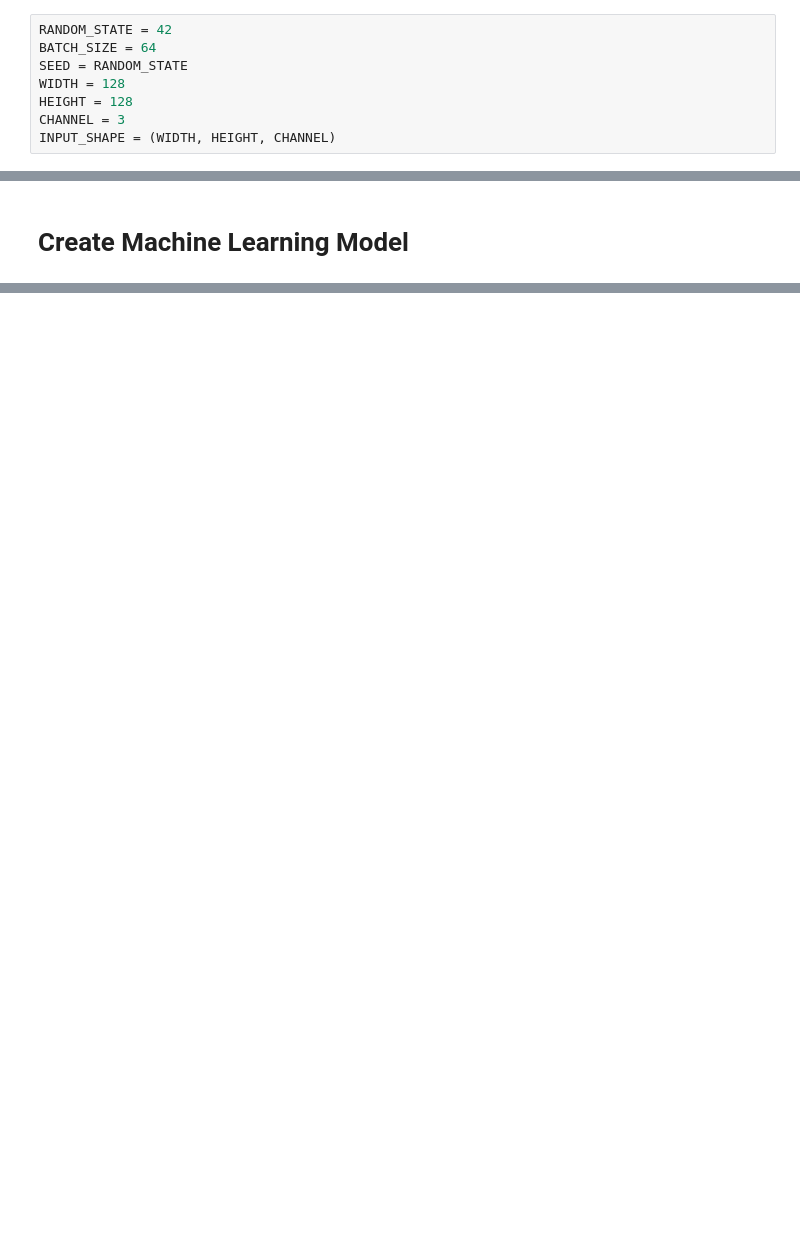
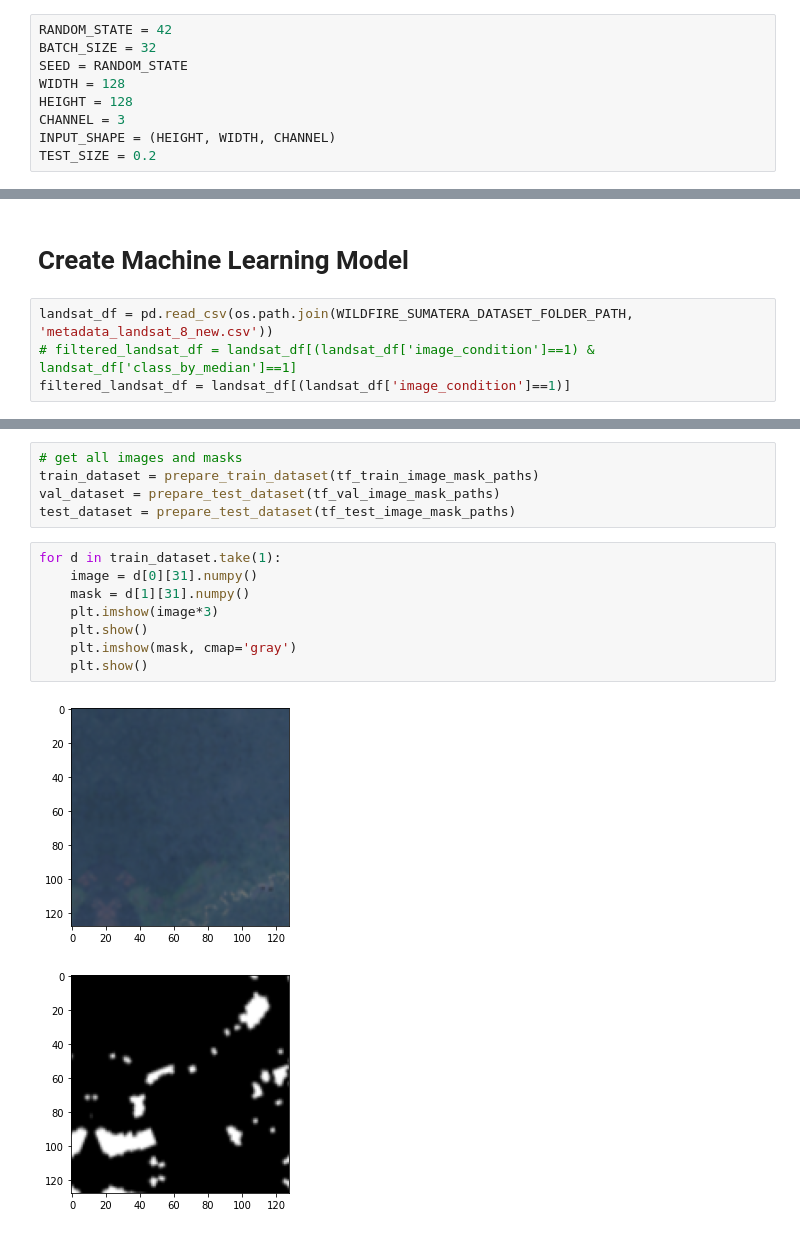
Before and after one commit to marcellinus-witarsah/sumatera-wildfire-classification, a Jupyter notebook: models/unet-model.ipynb, the cells around one changed output, grey strips where cells are left out. Drawn from its saved outputs; the diff is of its cells as text; blank space fills up the shorter version.

Commit message:
Succesfully run a training unet model

```diff
--- a/models/unet-model.ipynb
+++ b/models/unet-model.ipynb
@@ -96,9 +102,10 @@ D:\wildfire-sumatera-dataset\wildfire-sumatera-geotiff\sentinel-2\postfire alrea
 # Constants
 # %%
 RANDOM_STATE = 42
-BATCH_SIZE = 64
+BATCH_SIZE = 32
 SEED = RANDOM_STATE
 WIDTH = 128
 HEIGHT = 128
 CHANNEL = 3
-INPUT_SHAPE = (WIDTH, HEIGHT, CHANNEL)
+INPUT_SHAPE = (HEIGHT, WIDTH, CHANNEL)
+TEST_SIZE = 0.2
@@ -105,2 +114,6 @@ INPUT_SHAPE = (WIDTH, HEIGHT, CHANNEL)
 # %% [markdown]
 # Create Machine Learning Model
+# %%
+landsat_df = pd.read_csv(os.path.join(WILDFIRE_SUMATERA_DATASET_FOLDER_PATH, 'metadata_landsat_8_new.csv'))
+# filtered_landsat_df = landsat_df[(landsat_df['image_condition']==1) & landsat_df['class_by_median']==1]
+filtered_landsat_df = landsat_df[(landsat_df['image_condition']==1)]
@@ -106,0 +277,16 @@ INPUT_SHAPE = (WIDTH, HEIGHT, CHANNEL)
+# %%
+# get all images and masks
+train_dataset = prepare_train_dataset(tf_train_image_mask_paths)
+val_dataset = prepare_test_dataset(tf_val_image_mask_paths)
+test_dataset = prepare_test_dataset(tf_test_image_mask_paths)
+# %%
+for d in train_dataset.take(1):
+    image = d[0][31].numpy()
+    mask = d[1][31].numpy()
+    plt.imshow(image*3)
+    plt.show()
+    plt.imshow(mask, cmap='gray')
+    plt.show()
+# %% [output]
+[figure, added]
+[figure, added]
```
Also changed, not shown: parts of 24 cells of this notebook.
